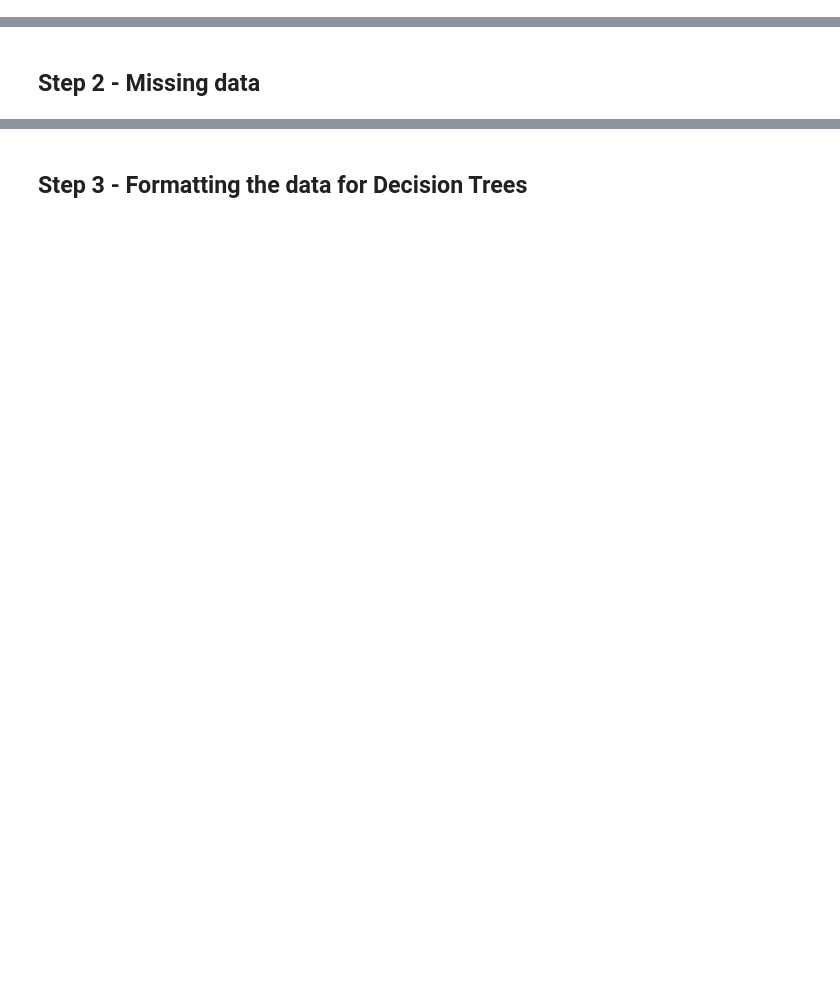
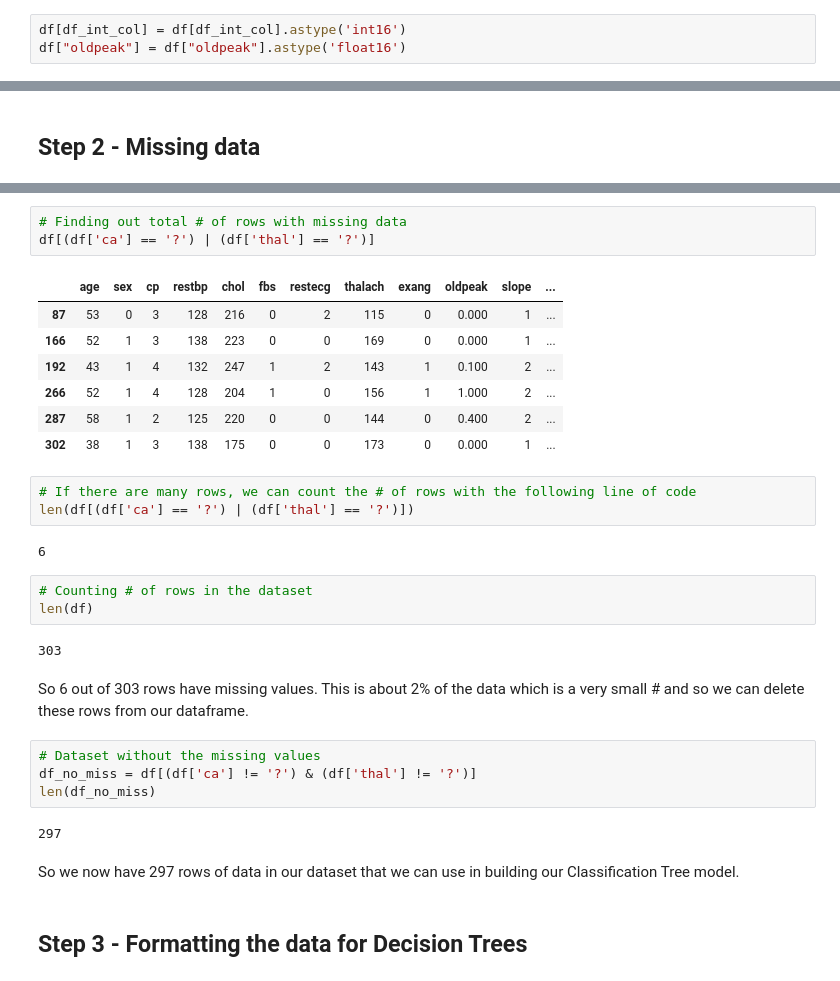
Before and after one commit to unpatel1/20220614_Classification_Tree_Heart_Disease, a Jupyter notebook: Classification_Tree_Heart_Disease.ipynb, the cells around one changed output, grey strips where cells are left out. Cells and saved outputs as stored; diff of their text form; blank space fills up the shorter version.

```diff
--- a/Classification_Tree_Heart_Disease.ipynb
+++ b/Classification_Tree_Heart_Disease.ipynb
@@ -103,0 +149,3 @@ df.head(3)
+# %%
+df[df_int_col] = df[df_int_col].astype('int16')
+df["oldpeak"] = df["oldpeak"].astype('float16')
@@ -106,2 +230,33 @@ df.head(3)
+# %%
+# Finding out total # of rows with missing data
+df[(df['ca'] == '?') | (df['thal'] == '?')]
+# %% [output]
+|  | age | sex | cp | restbp | chol | fbs | restecg | thalach | exang | oldpeak | slope | ... |
+| 87 | 53 | 0 | 3 | 128 | 216 | 0 | 2 | 115 | 0 | 0.000 | 1 | ... |
+| 166 | 52 | 1 | 3 | 138 | 223 | 0 | 0 | 169 | 0 | 0.000 | 1 | ... |
+| 192 | 43 | 1 | 4 | 132 | 247 | 1 | 2 | 143 | 1 | 0.100 | 2 | ... |
+| 266 | 52 | 1 | 4 | 128 | 204 | 1 | 0 | 156 | 1 | 1.000 | 2 | ... |
+| 287 | 58 | 1 | 2 | 125 | 220 | 0 | 0 | 144 | 0 | 0.400 | 2 | ... |
+| 302 | 38 | 1 | 3 | 138 | 175 | 0 | 0 | 173 | 0 | 0.000 | 1 | ... |
+# %%
+# If there are many rows, we can count the # of rows with the following line of code
+len(df[(df['ca'] == '?') | (df['thal'] == '?')])
+# %% [output]
+6
+# %%
+# Counting # of rows in the dataset
+len(df)
+# %% [output]
+303
+# %% [markdown]
+So 6 out of 303 rows have missing values. This is about 2% of the data which is a very small # and so we can delete these rows from our dataframe.
+# %%
+# Dataset without the missing values
+df_no_miss = df[(df['ca'] != '?') & (df['thal'] != '?')]
+len(df_no_miss)
+# %% [output]
+297
+# %% [markdown]
+So we now have 297 rows of data in our dataset that we can use in building our Classification Tree model.
 # %% [markdown]
 ## Step 3 - Formatting the data for Decision Trees
```
Also changed, not shown: parts of 34 cells of this notebook.
